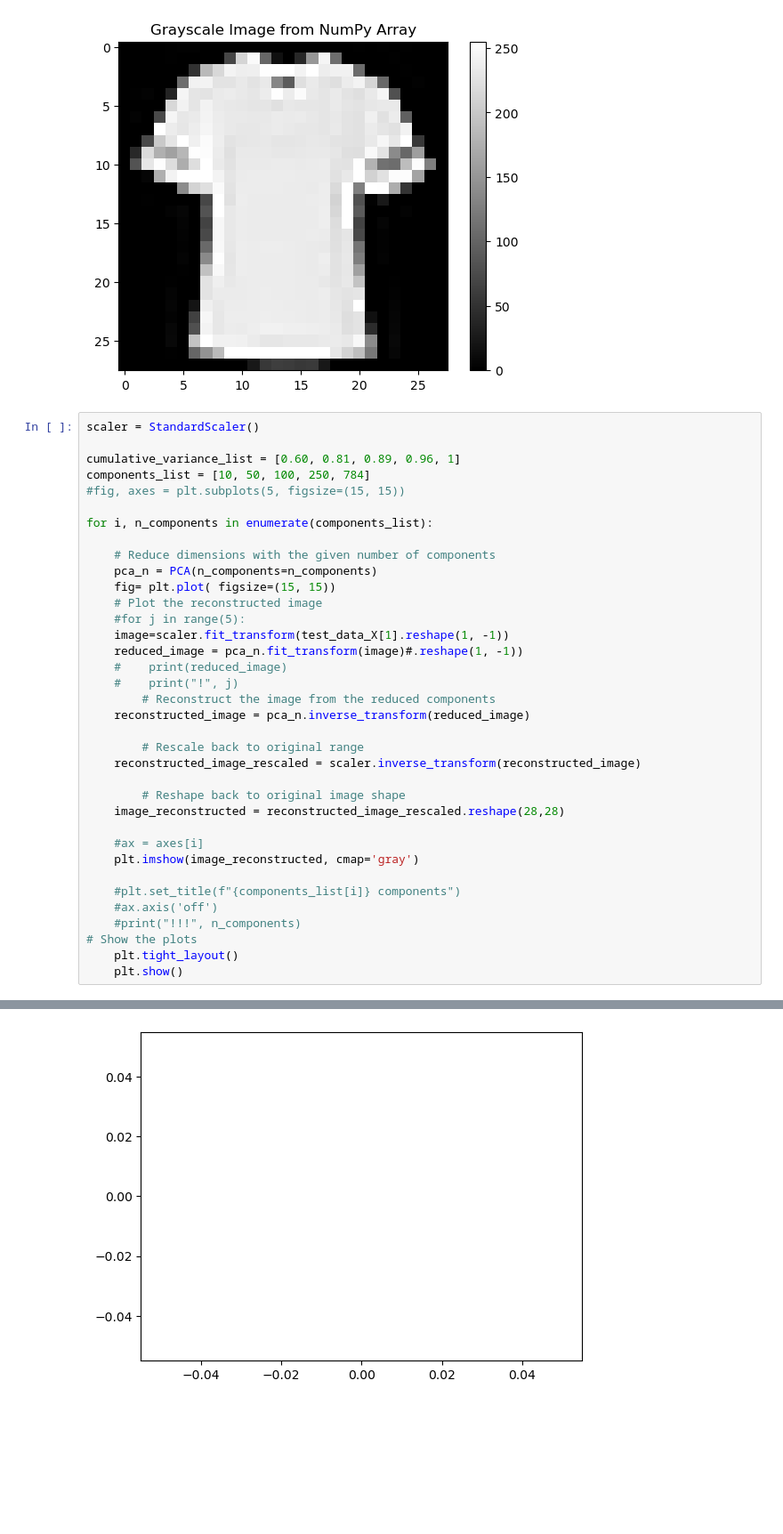
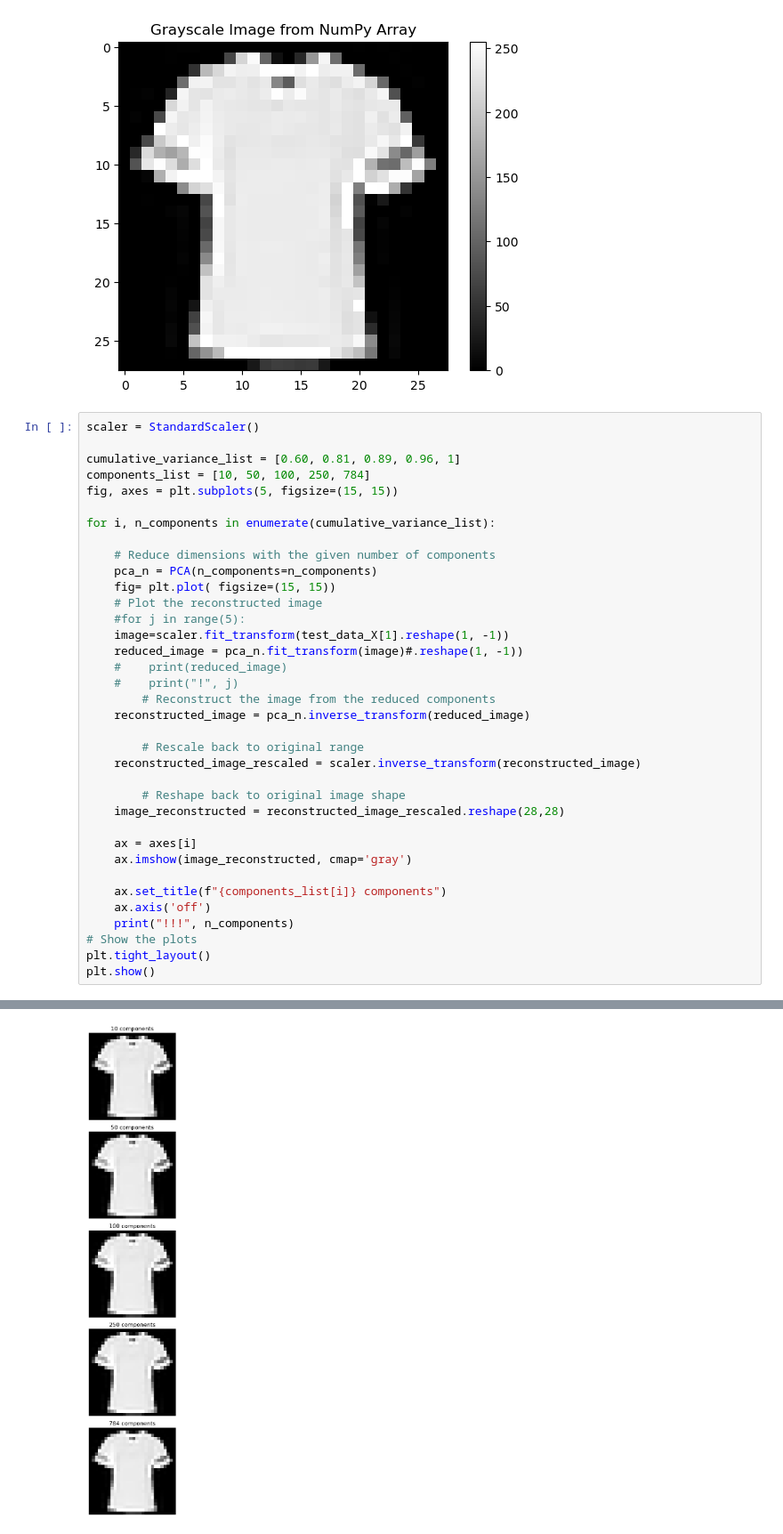
Before and after one commit to kfkfkflmej/ML2024Midi, a Jupyter notebook: Data_exploration.ipynb, the cells around one changed output, grey strips where cells are left out. Shown at 89% size. Drawn from its saved outputs; the diff is of its cells as text; blank space fills up the shorter version.

Commit message:
PCA visualization works now

```diff
--- a/Data_exploration.ipynb
+++ b/Data_exploration.ipynb
@@ -147,9 +150,9 @@ scaler = StandardScaler()
 
 cumulative_variance_list = [0.60, 0.81, 0.89, 0.96, 1]
 components_list = [10, 50, 100, 250, 784]
-#fig, axes = plt.subplots(5, figsize=(15, 15))
+fig, axes = plt.subplots(5, figsize=(15, 15))
 
-for i, n_components in enumerate(components_list):
+for i, n_components in enumerate(cumulative_variance_list):
 
     # Reduce dimensions with the given number of components
     pca_n = PCA(n_components=n_components)
@@ -169,13 +172,13 @@ for i, n_components in enumerate(components_list):
         # Reshape back to original image shape
     image_reconstructed = reconstructed_image_rescaled.reshape(28,28)
 
-    #ax = axes[i]
-    plt.imshow(image_reconstructed, cmap='gray')
+    ax = axes[i]
+    ax.imshow(image_reconstructed, cmap='gray')
 
-    #plt.set_title(f"{components_list[i]} components")
-    #ax.axis('off')
-    #print("!!!", n_components)
+    ax.set_title(f"{components_list[i]} components")
+    ax.axis('off')
+    print("!!!", n_components)
 # Show the plots
-    plt.tight_layout()
-    plt.show()
+plt.tight_layout()
+plt.show()
 # %% [output]
@@ -183 +190 @@ ValueError: n_components=10 must be between 0 and min(n_samples, n_features)=1 w
-[figure, old version]
+[figure, new version]
```
Also changed, not shown: parts of 12 cells of this notebook.
